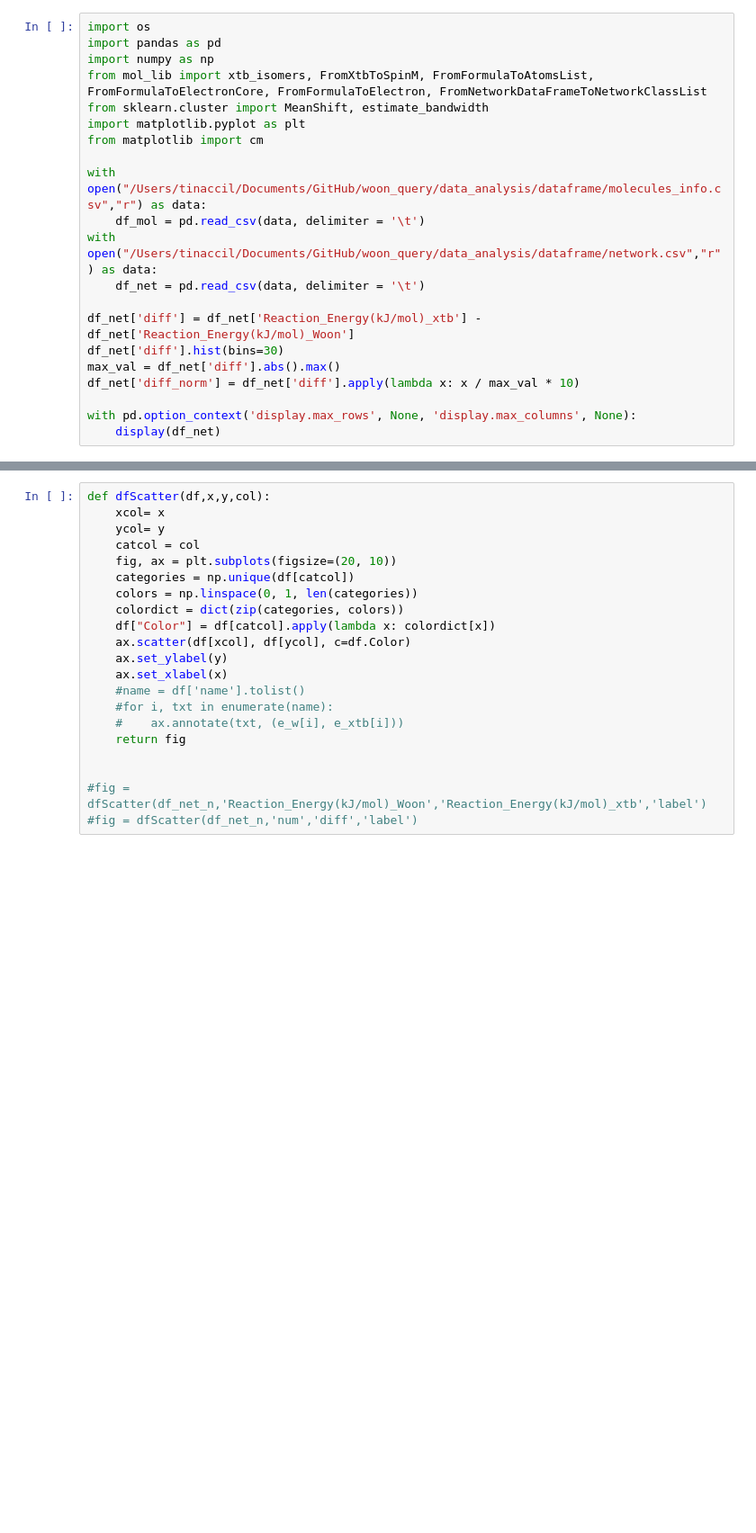
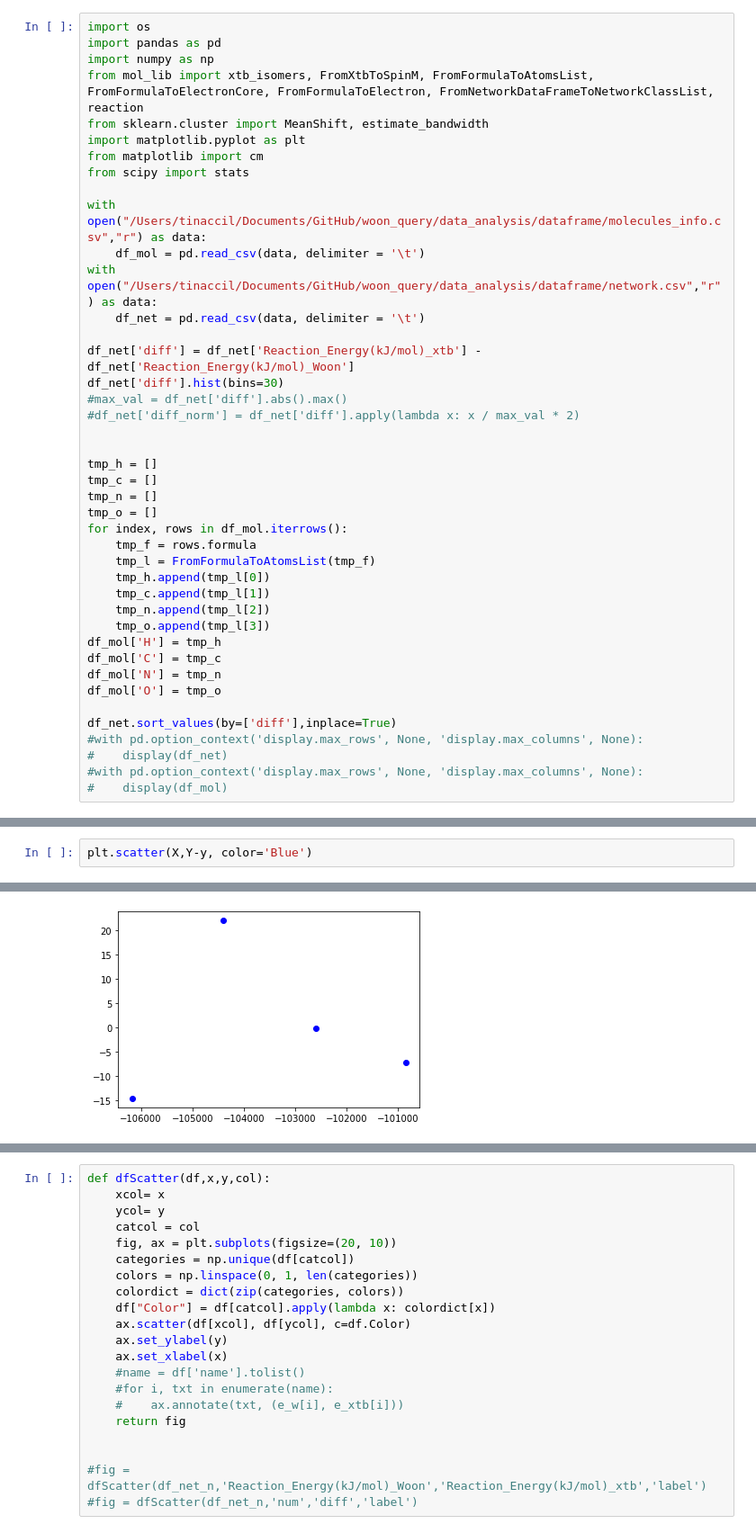
Before and after one commit to TinacciL/QueryAstroWoonDatabase, a Jupyter notebook: data_analysis/data_analysis.ipynb, the cells around one changed output, grey strips where cells are left out. Shown: that part at 90% size. Drawn from its saved outputs; the diff is of its cells as text; blank space fills up the shorter version.

```diff
--- a/data_analysis/data_analysis.ipynb
+++ b/data_analysis/data_analysis.ipynb
@@ -2,10 +2,11 @@
 import os
 import pandas as pd
 import numpy as np
-from mol_lib import xtb_isomers, FromXtbToSpinM, FromFormulaToAtomsList, FromFormulaToElectronCore, FromFormulaToElectron, FromNetworkDataFrameToNetworkClassList
+from mol_lib import xtb_isomers, FromXtbToSpinM, FromFormulaToAtomsList, FromFormulaToElectronCore, FromFormulaToElectron, FromNetworkDataFrameToNetworkClassList, reaction
 from sklearn.cluster import MeanShift, estimate_bandwidth
 import matplotlib.pyplot as plt
 from matplotlib import cm
+from scipy import stats
 
 with open("/Users/tinaccil/Documents/GitHub/woon_query/data_analysis/dataframe/molecules_info.csv","r") as data:
 	df_mol = pd.read_csv(data, delimiter = '\t')
@@ -14,9 +15,29 @@ with open("/Users/tinaccil/Documents/GitHub/woon_query/data_analysis/dataframe/n
 
 df_net['diff'] = df_net['Reaction_Energy(kJ/mol)_xtb'] - df_net['Reaction_Energy(kJ/mol)_Woon']
 df_net['diff'].hist(bins=30)
-max_val = df_net['diff'].abs().max()
-df_net['diff_norm'] = df_net['diff'].apply(lambda x: x / max_val * 10)
+#max_val = df_net['diff'].abs().max()
+#df_net['diff_norm'] = df_net['diff'].apply(lambda x: x / max_val * 2)
 
-with pd.option_context('display.max_rows', None, 'display.max_columns', None):
-    display(df_net)
+
+tmp_h = []
+tmp_c = []
+tmp_n = []
+tmp_o = []
+for index, rows in df_mol.iterrows():
+	tmp_f = rows.formula
+	tmp_l = FromFormulaToAtomsList(tmp_f)
+	tmp_h.append(tmp_l[0])
+	tmp_c.append(tmp_l[1])
+	tmp_n.append(tmp_l[2])
+	tmp_o.append(tmp_l[3])
+df_mol['H'] = tmp_h
+df_mol['C'] = tmp_c
+df_mol['N'] = tmp_n
+df_mol['O'] = tmp_o
+
+df_net.sort_values(by=['diff'],inplace=True)
+#with pd.option_context('display.max_rows', None, 'display.max_columns', None):
+#    display(df_net)
+#with pd.option_context('display.max_rows', None, 'display.max_columns', None):
+#    display(df_mol)
 # %% [output]
@@ -41,0 +384,3 @@ RDKit WARNING: [17:02:43] Enabling RDKit 2019.09.3 jupyter extensions
+# %%
+plt.scatter(X,Y-y, color='Blue')
+# %% [output]
@@ -41,0 +388 @@ RDKit WARNING: [17:02:43] Enabling RDKit 2019.09.3 jupyter extensions
+[figure, added]
```
Also changed, not shown: parts of 20 cells of this notebook, 5 other files.
